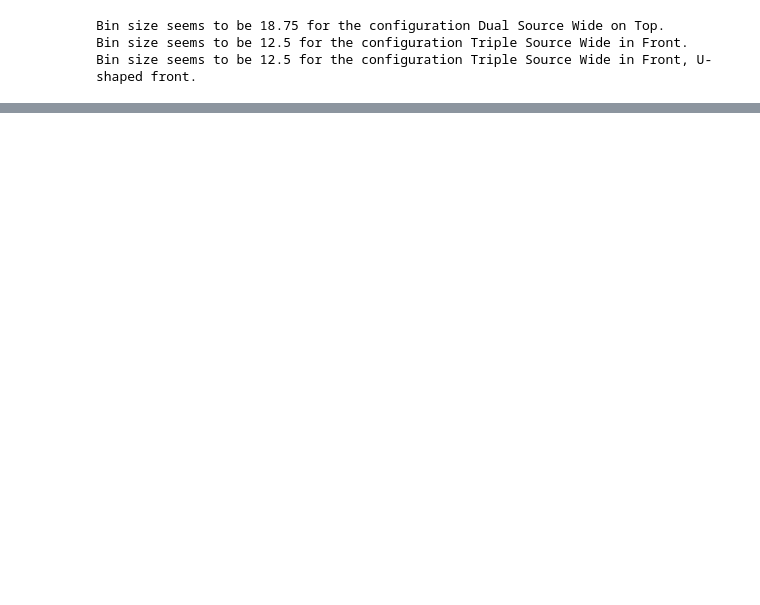
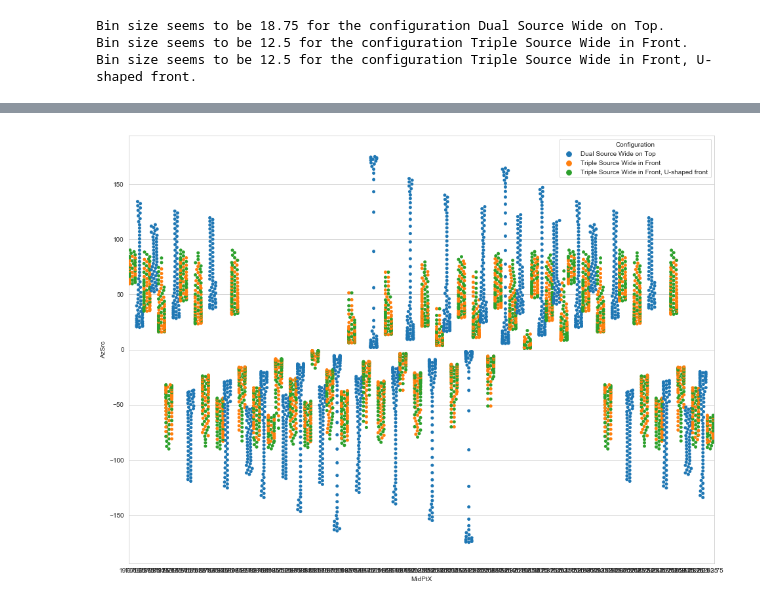
Before and after one commit to MagnsW/geotools, a Jupyter notebook: Test_offset_dist.ipynb, the cells around one changed output, grey strips where cells are left out. Cells and saved outputs as stored; diff of their text form; code cells hidden in the pictures; blank space fills up the shorter version.

```diff
--- a/Test_offset_dist.ipynb
+++ b/Test_offset_dist.ipynb
@@ -76,0 +125,8 @@ my_offset_data_5seq.plot_empty_bins(range=True)
+# %%
+sns.set_style("whitegrid")
+plt.figure(figsize=(16, 12))
+sns.swarmplot(x='MidPtX', y='AzSrc', data=my_offset_data_5seq.df[(my_offset_data_5seq.df['Offset'] <= 600)], hue='Configuration')
+#plt.ylim(600, 0)
+plt.show()
+# %% [output]
+[figure, added]
```
Also changed, not shown: parts of 16 cells of this notebook, 4 other files.
